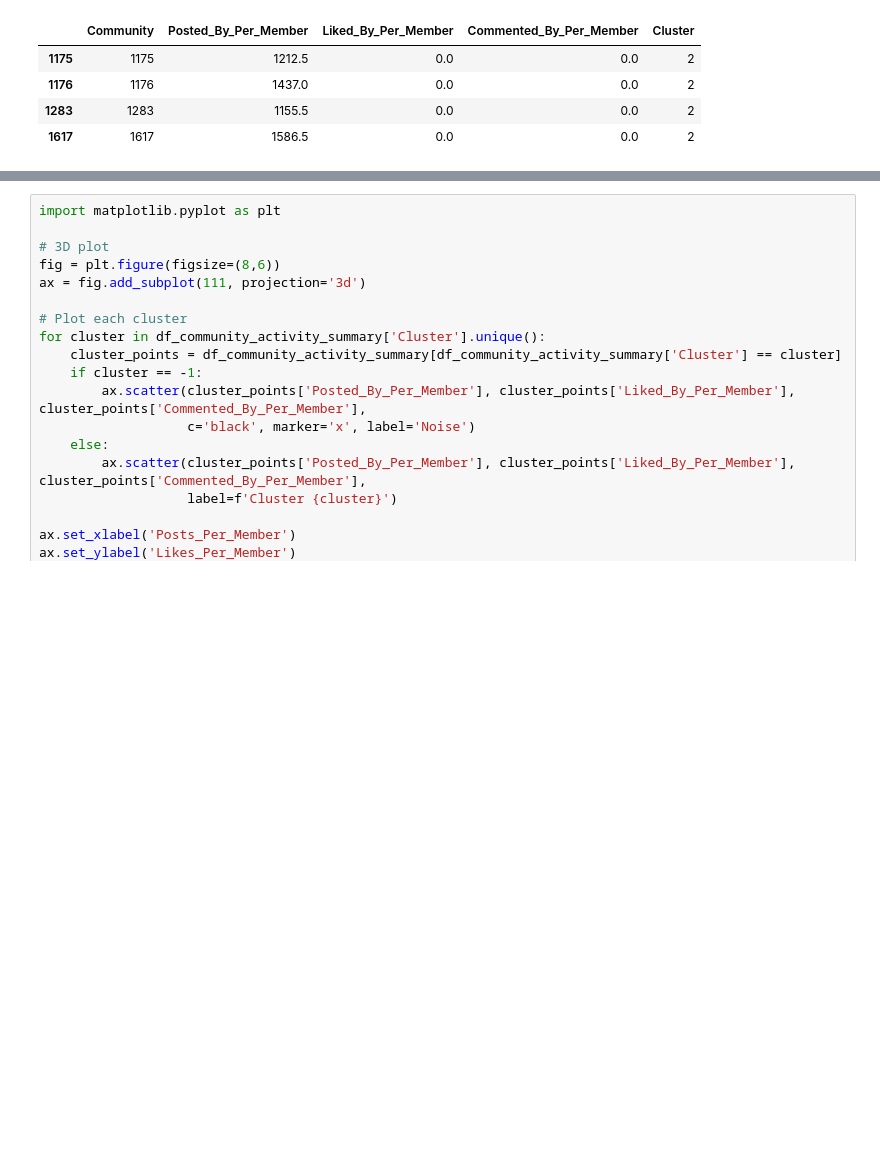
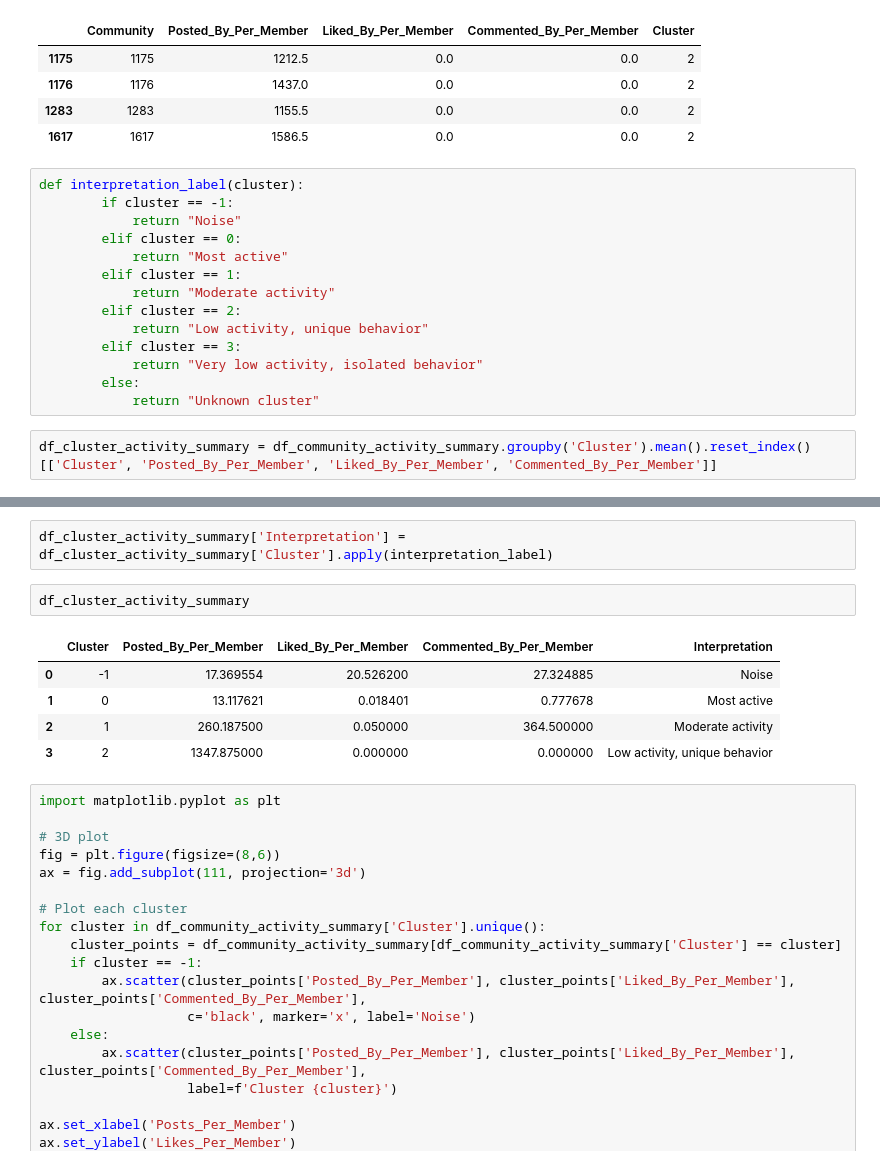
Before and after one commit to jonas-blum/data-mining-1, a Jupyter notebook: project/2-4-characterize_communities_by_activities.ipynb, the cells around one changed output, grey strips where cells are left out. Cells and saved outputs as stored; diff of their text form; blank space fills up the shorter version.

```diff
--- a/project/2-5-characterize_communities_by_activities.ipynb
+++ b/project/2-4-characterize_communities_by_activities.ipynb
@@ -344,3 +344,19 @@ df_community_activity_summary[df_community_activity_summary['Cluster'] == 2][['C
 | 1176 | 1176 | 1437.0 | 0.0 | 0.0 | 2 |
 | 1283 | 1283 | 1155.5 | 0.0 | 0.0 | 2 |
 | 1617 | 1617 | 1586.5 | 0.0 | 0.0 | 2 |
+# %%
+def interpretation_label(cluster):
+        if cluster == -1:
+            return "Noise"
+        elif cluster == 0:
+            return "Most active"
+        elif cluster == 1:
+            return "Moderate activity"
+        elif cluster == 2:
+            return "Low activity, unique behavior"
+        elif cluster == 3:
+            return "Very low activity, isolated behavior"
+        else:
+            return "Unknown cluster"
+# %%
+df_cluster_activity_summary = df_community_activity_summary.groupby('Cluster').mean().reset_index()[['Cluster', 'Posted_By_Per_Member', 'Liked_By_Per_Member', 'Commented_By_Per_Member']]
@@ -347,3 +371,13 @@ df_community_activity_summary[df_community_activity_summary['Cluster'] == 2][['C
+# %%
+df_cluster_activity_summary['Interpretation'] = df_cluster_activity_summary['Cluster'].apply(interpretation_label)
+# %%
+df_cluster_activity_summary
+# %% [output]
+|  | Cluster | Posted_By_Per_Member | Liked_By_Per_Member | Commented_By_Per_Member | Interpretation |
+| 0 | -1 | 17.369554 | 20.526200 | 27.324885 | Noise |
+| 1 | 0 | 13.117621 | 0.018401 | 0.777678 | Most active |
+| 2 | 1 | 260.187500 | 0.050000 | 364.500000 | Moderate activity |
+| 3 | 2 | 1347.875000 | 0.000000 | 0.000000 | Low activity, unique behavior |
 # %%
 import matplotlib.pyplot as plt
 
```
Also changed, not shown: parts of 1 cell of this notebook, 1 other file.
